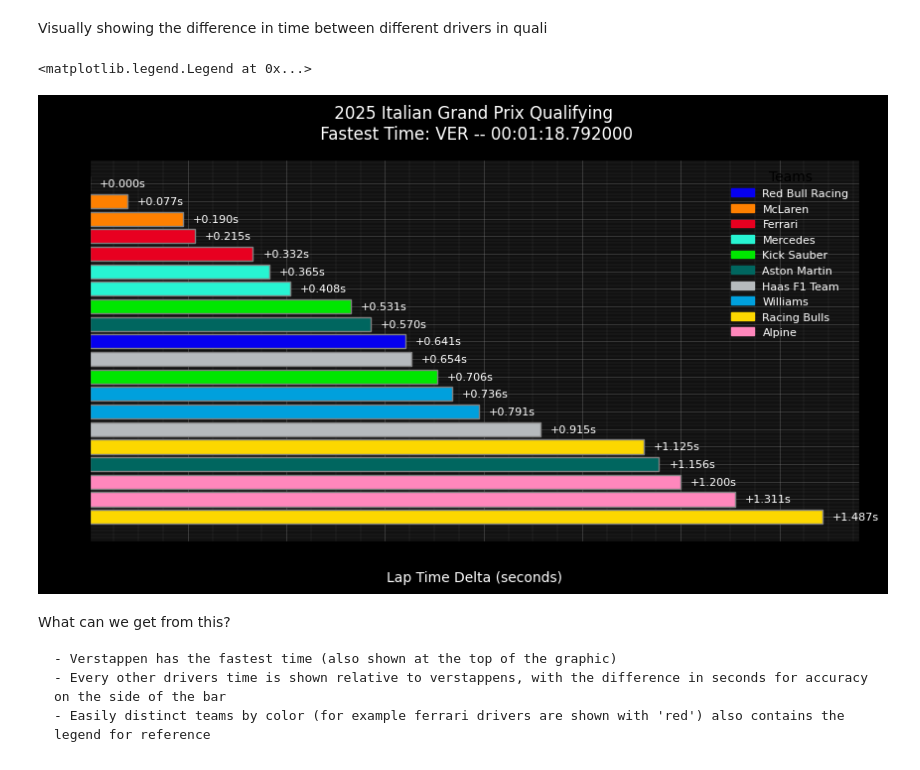
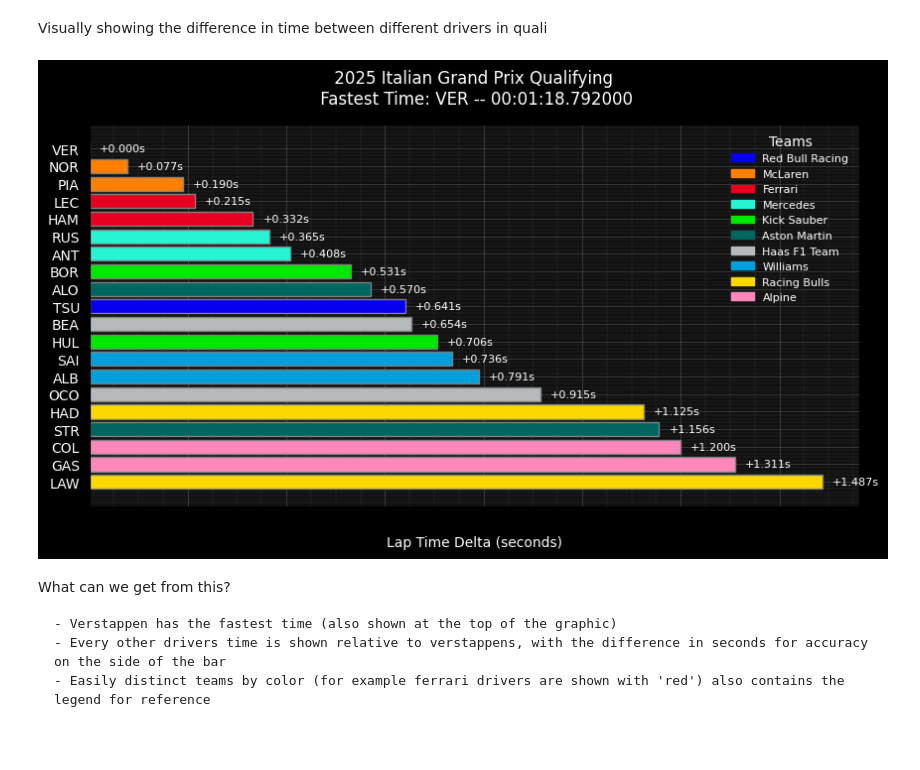
Before and after one commit to An-d1/Formula1Analysis, a Jupyter notebook: notebooks/monza_race_analysis.ipynb, the cells around one changed output. Cells and saved outputs as stored; diff of their text form; code cells hidden in the pictures.

```diff
--- a/notebooks/monza_race_analysis.ipynb
+++ b/notebooks/monza_race_analysis.ipynb
@@ -97,9 +97,9 @@ ax.set_facecolor('#111111')
 ax.barh(fastest_laps.index, fastest_laps['LapTimeDelta'],
         color=team_colors, edgecolor='grey')
 ax.set_yticks(fastest_laps.index)
-ax.set_yticklabels(fastest_laps['Driver'])
+ax.set_yticklabels(fastest_laps['Driver'], color='White')
 
-ax.set_title(f" {session.event['EventDate'].year} {session.event['EventName']} Qualifying \n Fastest Time: {pole_lap.Driver} -- {str(fastest_laps['LapTime'].iloc[0]).split()[-1]}",
+ax.set_title(f" {session.event['EventDate'].year} {session.event['EventName']} {session.name} \n Fastest Time: {pole_lap.Driver} -- {str(fastest_laps['LapTime'].iloc[0]).split()[-1]}", #split is used to remove the '0 days part..'
              color='white',
              pad=15)
 ax.set_xlabel("Lap Time Delta (seconds)", color='white')
@@ -114,38 +114,40 @@ for i, delta in enumerate(fastest_laps['LapTimeDelta']):
             fontsize=8)
 
 # iverts to show fastest at the top
 ax.invert_yaxis()
 
 # draw vertical lines behind the bars
 ax.grid(which='major', color='gray', linestyle='-', linewidth=0.5, alpha=0.5)
 ax.grid(which='minor', color='gray', linestyle='-', linewidth=0.3, alpha=0.3)
 
 # draw the lines in between major lines
 ax.minorticks_on()
 
 # Keep grid behind bars
 ax.set_axisbelow(True)
 
 # create one legend entry per team
 unique_teams = fastest_laps['Team'].unique()
 legend_patches = []
 
 for team in unique_teams:
     color = fastf1.plotting.get_team_color(team,session=session)
     patch = mpatches.Patch(color=color, label=team)
     legend_patches.append(patch)
 
 # add legend to plot
-ax.legend(handles=legend_patches,
+legend = ax.legend(handles=legend_patches,
           loc='upper right',
           frameon=False,
           labelcolor='white',
           title='Teams',
-          title_fontsize=10,
-          fontsize=8)
+          fontsize=8,)
+
+# Simply to set the legend title white and fontsize
+legend.get_title().set_color('white')
+legend.get_title().set_fontsize(10)
 # %% [output]
-<matplotlib.legend.Legend at 0x...>
-[figure, old version]
+[figure, new version]
 # %% [markdown]
 What can we get from this?
 
```
Also changed, not shown: parts of 4 cells of this notebook, 2 other files.
